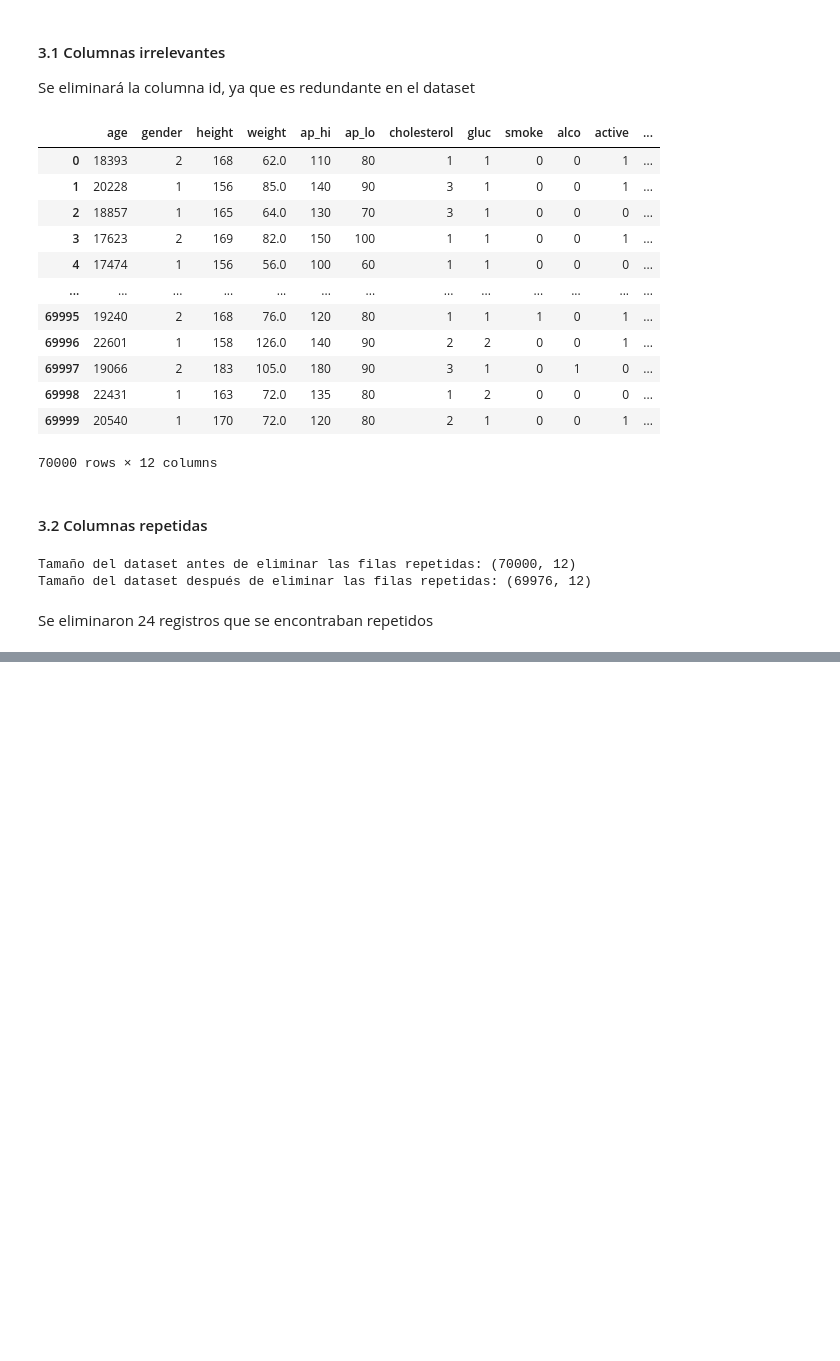
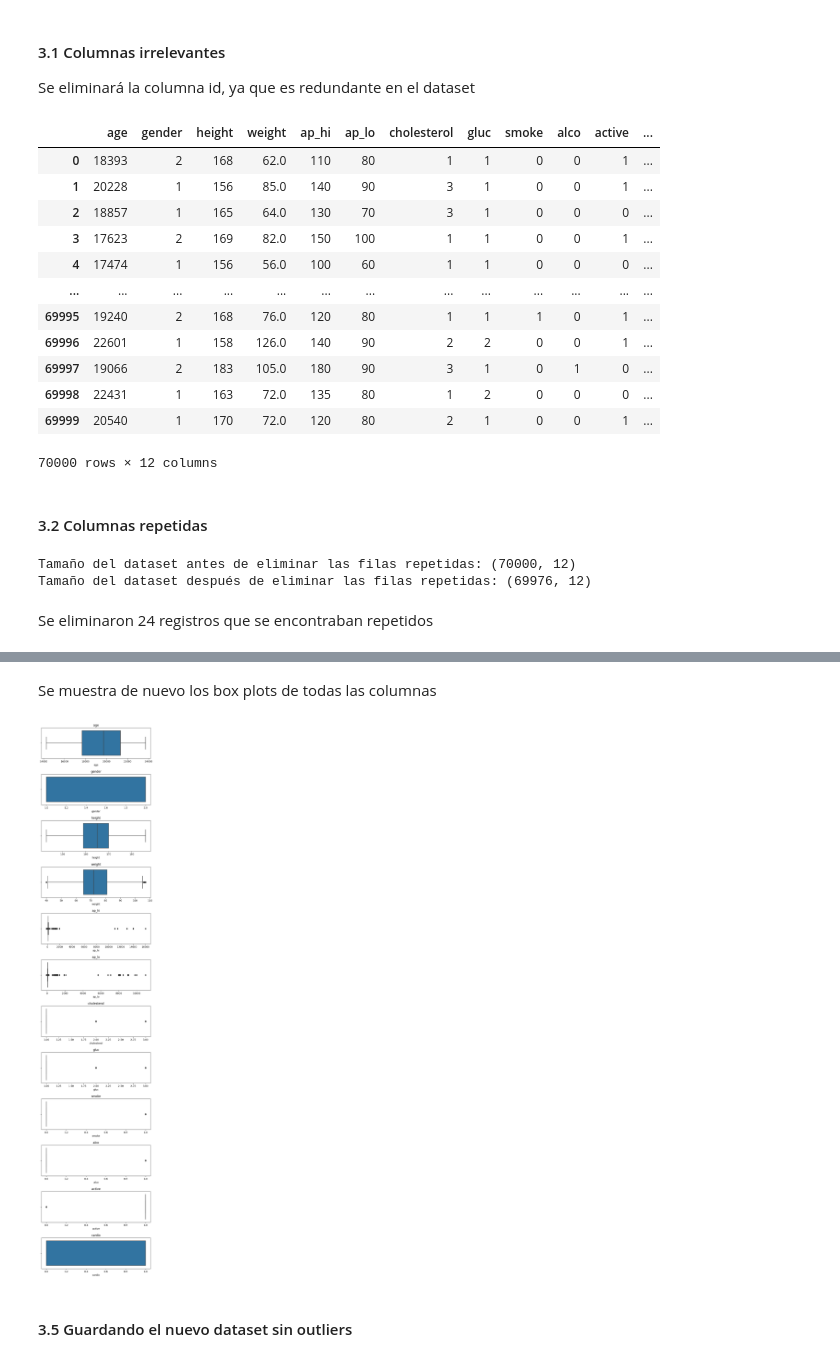
Before and after one commit to DiegoAlejandroLozano/prediccion_enfermedades_cardiovascular, a Jupyter notebook: codigo/limpieza_datos.ipynb, the cells around one changed output, grey strips where cells are left out. Drawn from its saved outputs; the diff is of its cells as text; code cells hidden in the pictures; blank space fills up the shorter version.

```diff
--- a/codigo/limpieza_datos.ipynb
+++ b/codigo/limpieza_datos.ipynb
@@ -90,0 +109,3 @@ dataset.to_csv('..\datos_procesados\datos_procesados.csv')
+# %%
+est = dataset.describe()
+est
@@ -90,0 +122,21 @@ dataset.to_csv('..\datos_procesados\datos_procesados.csv')
+# %%
+columnas = ['age', 'height', 'weight']
+for columna  in columnas:
+    lim_inf = est[columna]['25%']-1.5*(est[columna]['75%']-est[columna]['25%'])
+    lim_sup = est[columna]['75%']+1.5*(est[columna]['75%']-est[columna]['25%'])
+
+    dataset = dataset[(dataset[columna]>lim_inf) & (dataset[columna]<lim_sup)]
+# %% [markdown]
+Se muestra de nuevo los box plots de todas las columnas
+# %%
+cols_num = dataset.select_dtypes(include=['int64','float64']).columns.to_list()
+fig, ax = plt.subplots(nrows=len(cols_num), ncols=1, figsize=(8,40))
+fig.subplots_adjust(hspace=0.5)
+
+for i, col in enumerate(cols_num):
+    sns.boxplot(x=col, data=dataset, ax=ax[i])
+    ax[i].set_title(col)
+# %% [output]
+[figure, added]
+# %% [markdown]
+#### 3.5 Guardando el nuevo dataset sin outliers
```
Also changed, not shown: parts of 6 cells of this notebook, 21 other files.
